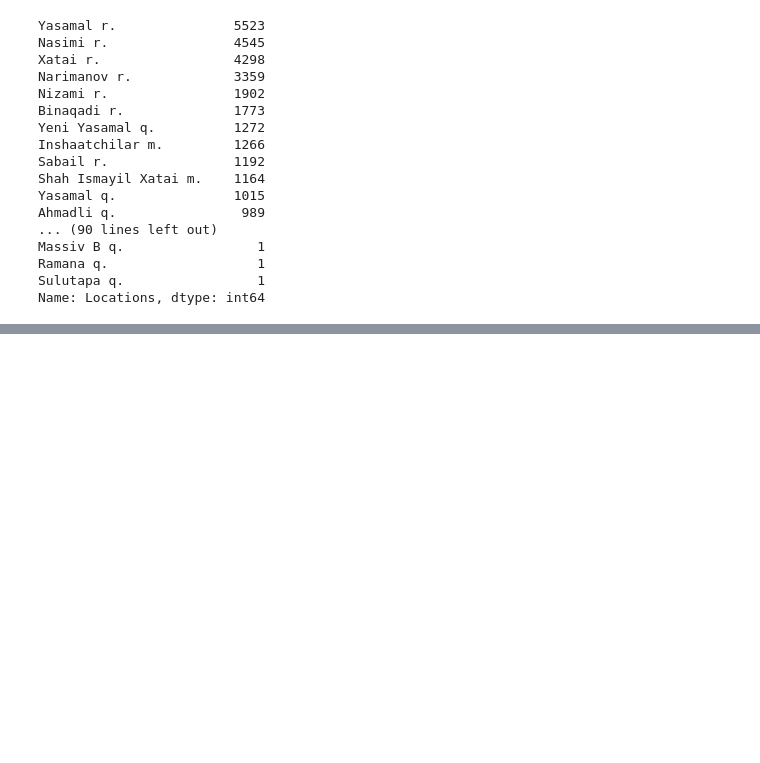
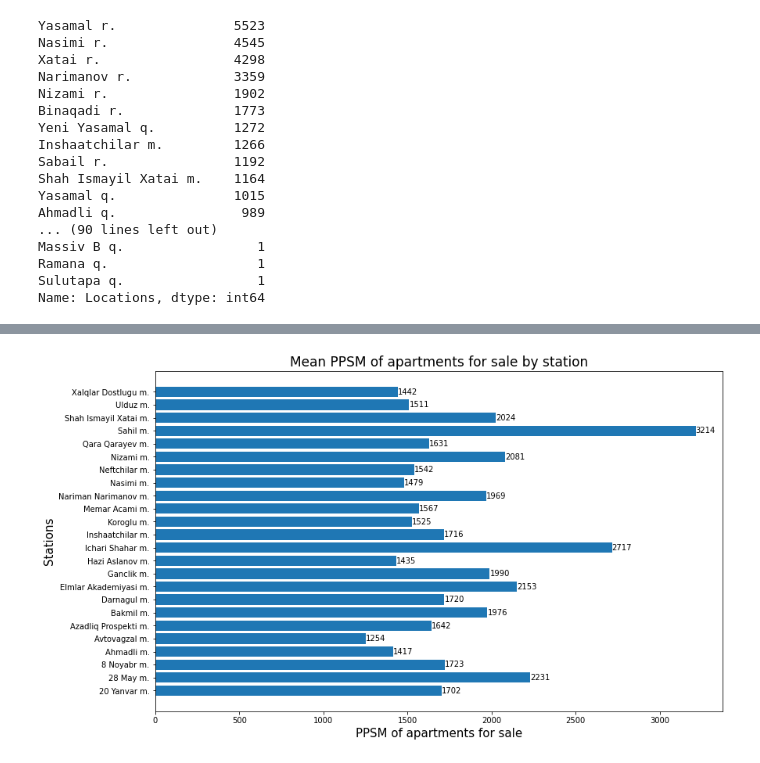
Before and after one commit to hexelot/ApartmentsAnalysis, a Jupyter notebook: analysing.ipynb, the cells around one changed output, grey strips where cells are left out. Cells and saved outputs as stored; diff of their text form; code cells hidden in the pictures; blank space fills up the shorter version.

```diff
--- a/analysing.ipynb
+++ b/analysing.ipynb
@@ -115,0 +77,2 @@ Name: 0, dtype: object
+# %%
+df['PPSM'] = (df['Price']/df['Area']).astype(int) # Price Per Square Meter
@@ -115,0 +128,15 @@ Name: 0, dtype: object
+# %%
+stations_prices = df.groupby('Station').mean()['PPSM'].astype(int)
+
+x, y = zip(*sorted(dict(stations_prices).items()))
+
+plt.figure(figsize=(13,8))
+bars = plt.barh(x, y)
+plt.bar_label(bars, y)
+plt.title("Mean PPSM of apartments for sale by station", size=17)
+plt.xlabel("PPSM of apartments for sale", size=15)
+plt.ylabel("Stations", size=15)
+
+plt.show()
+# %% [output]
+[figure, added]
```
Also changed, not shown: parts of 13 cells of this notebook.
